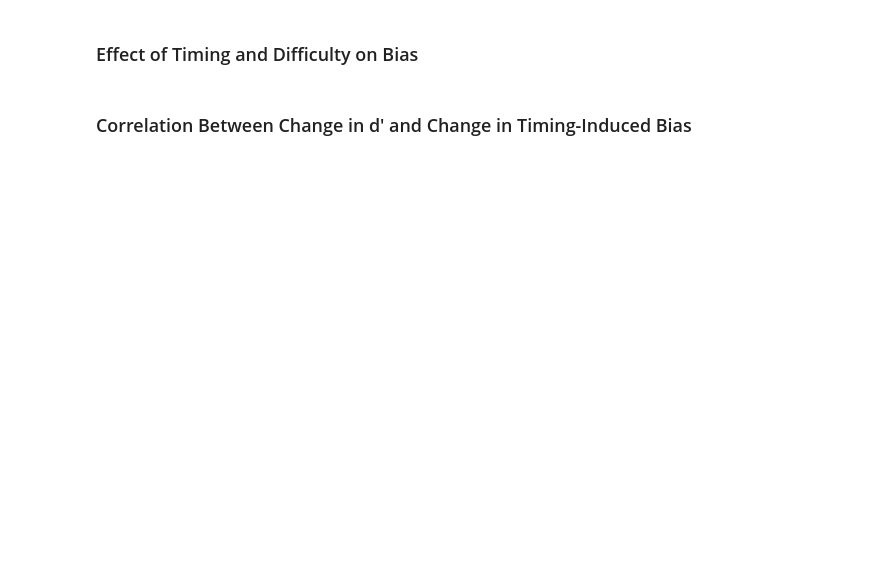
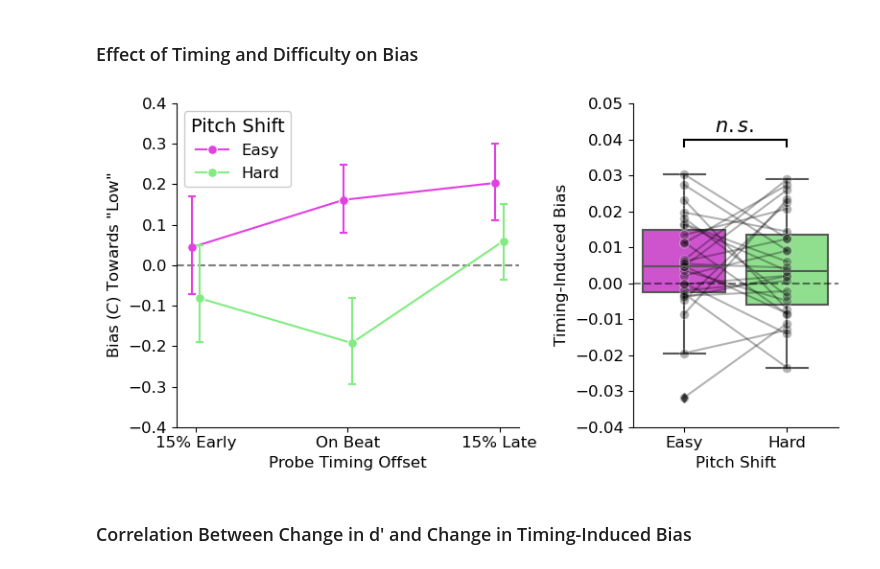
Before and after one commit to jpazdera/IllusoryPitch, a Jupyter notebook: E2/analysis/Analysis (IP-AD).ipynb, the cells around one changed output. Saved outputs shown, nothing was run; the diff lists cells and outputs as text; code cells hidden in the pictures; blank space fills up the shorter version.

```diff
--- a/E2/analysis/Analysis (IP-AD).ipynb
+++ b/E2/analysis/Analysis (IP-AD).ipynb
@@ -156,40 +161,42 @@ sns.lineplot(x='interval', y='C', hue='shift_size', data=within_scores,
 
 # Stylize subplot
 plt.axhline(0, ls='--', c='k', alpha=.5, zorder=1)
-plt.legend(['JND', '$1/2*$JND'], title='Pitch Shift', framealpha=1, loc='upper left')
+plt.legend(['Easy', 'Hard'], title='Pitch Shift', framealpha=1, loc='upper left')
 plt.ylabel('Bias ($C$) Towards "Low"')
 plt.xlabel('Probe Timing Offset')
 plt.xticks([425, 500, 575], ['15% Early', 'On Beat', '15% Late'])
 plt.ylim(-.4, .4)
 
 ###
 # Timing-Induced Bias
 ###
 
 plt.subplot(grid[1])
 
 sns.boxplot(x='shift_size', y='C_slope', data=fits[fits.shift_size != 'pooled'], order=['1', '0.5'], palette=[color1, color2])
 shift_map = {'1': 0, '0.5': 1}
 for s in fits.subject.unique():
     sfits = fits[(fits.subject == s) & (fits.shift_size != 'pooled')]
     sns.lineplot(x=[shift_map[x] for x in sfits.shift_size], y='C_slope', data=sfits,
                  color=text_color, alpha=.3, marker='o', ms=msize, lw=lw)
 plt.axhline(0, ls='--', alpha=.5, color=text_color)
 
-plt.text(.3, .042, '$n.s.$', fontsize=14)
+plt.text(.3, .042, '$n.s.$', fontsize=15)
 plt.plot([0, 1], [.04, .04], c=text_color)
 plt.plot([0, 0], [.038, .04], c=text_color)
 plt.plot([1, 1], [.038, .04], c=text_color)
 
 plt.xlabel('Pitch Shift')
 plt.ylabel('Timing-Induced Bias')
-plt.xticks([0, 1], ['JND', '$1/2*$JND'])
+plt.xticks([0, 1], ['Easy', 'Hard'])
 plt.ylim(-.04, .05)
 
 # Stylize figure and save
 plt.gcf().set_size_inches(8, 4.25)
 plt.tight_layout()
 plt.gcf().savefig('figures/bias2.svg', dpi=150)
+# %% [output]
+[figure, added]
 # %% [markdown]
 ### Correlation Between Change in d' and Change in Timing-Induced Bias
 # %%
```
Also changed, not shown: parts of 5 cells of this notebook, 4 other files.
